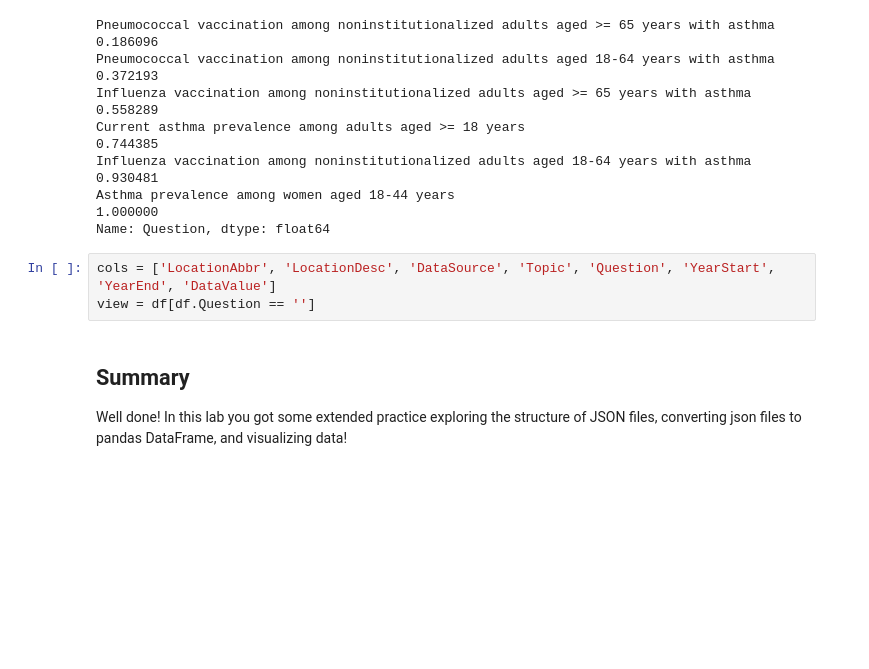
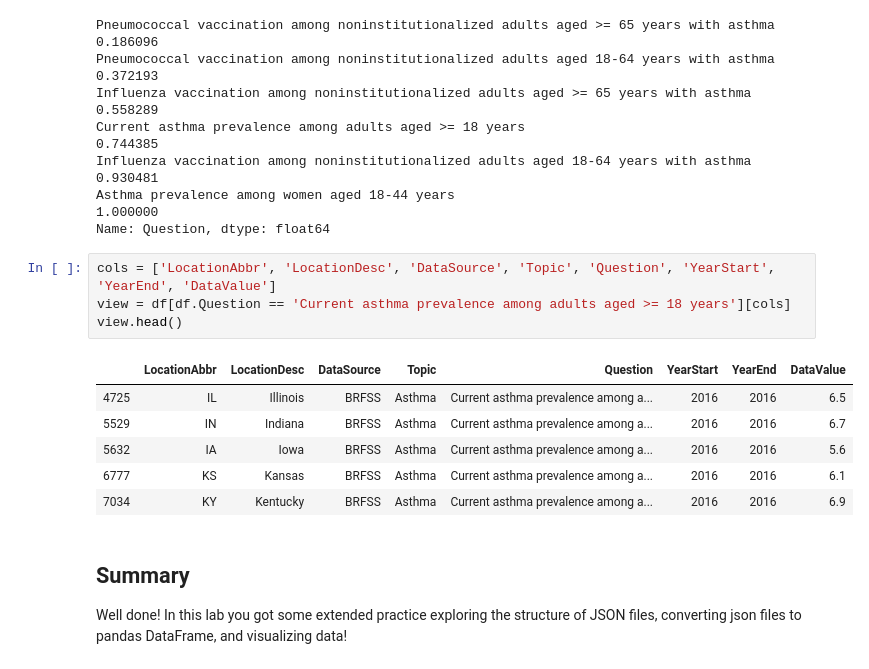
Before and after one commit to jeterry177/dsc-exploring-and-transforming-json-schemas-lab-deloitte-onl-webscrape-042020, a Jupyter notebook: index.ipynb, the cells around one changed output. Saved outputs shown, nothing was run; the diff lists cells and outputs as text; blank space fills up the shorter version.

```diff
--- a/index.ipynb
+++ b/index.ipynb
@@ -112,7 +112,15 @@ Asthma prevalence among women aged 18-44 years
 Name: Question, dtype: float64
 # %%
 cols = ['LocationAbbr', 'LocationDesc', 'DataSource', 'Topic', 'Question', 'YearStart', 'YearEnd', 'DataValue']
-view = df[df.Question == '']
+view = df[df.Question == 'Current asthma prevalence among adults aged >= 18 years'][cols]
+view.head()
+# %% [output]
+|  | LocationAbbr | LocationDesc | DataSource | Topic | Question | YearStart | YearEnd | DataValue |
+| 4725 | IL | Illinois | BRFSS | Asthma | Current asthma prevalence among a... | 2016 | 2016 | 6.5 |
+| 5529 | IN | Indiana | BRFSS | Asthma | Current asthma prevalence among a... | 2016 | 2016 | 6.7 |
+| 5632 | IA | Iowa | BRFSS | Asthma | Current asthma prevalence among a... | 2016 | 2016 | 5.6 |
+| 6777 | KS | Kansas | BRFSS | Asthma | Current asthma prevalence among a... | 2016 | 2016 | 6.1 |
+| 7034 | KY | Kentucky | BRFSS | Asthma | Current asthma prevalence among a... | 2016 | 2016 | 6.9 |
 # %% [markdown]
 ## Summary
 
```
